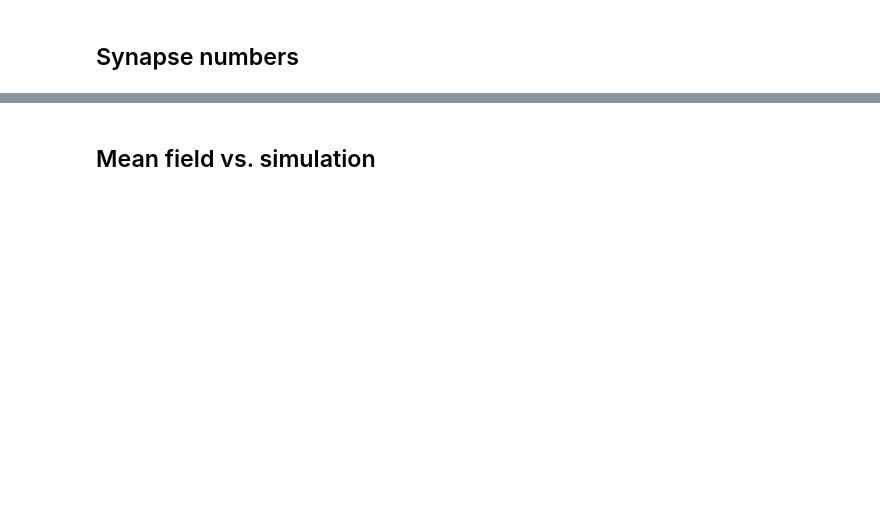
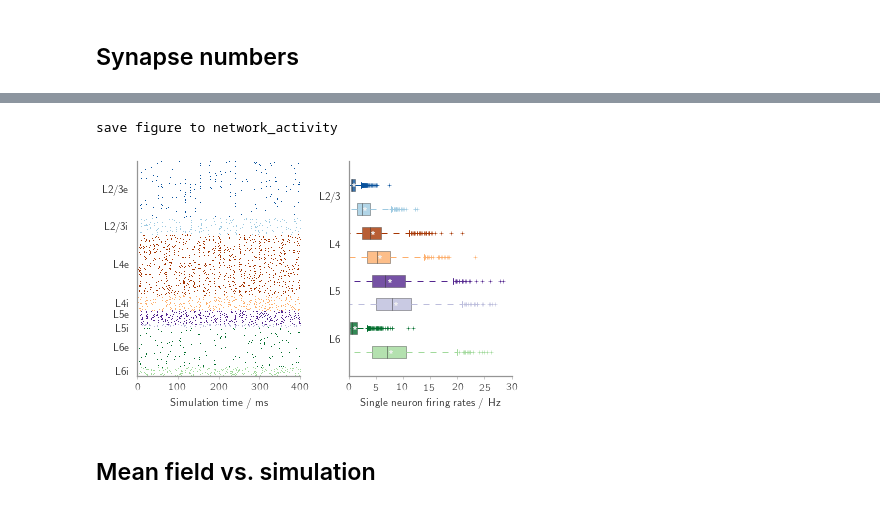
Before and after one commit to frschu/microcircuit, a Jupyter notebook: analysis/poster.ipynb, the cells around one changed output, grey strips where cells are left out. Saved outputs shown, nothing was run; the diff lists cells and outputs as text; code cells hidden in the pictures; blank space fills up the shorter version.

```diff
--- a/analysis/poster.ipynb
+++ b/analysis/poster.ipynb
@@ -176,3 +250,50 @@ if save_fig:
+# %%
+def plot_single_rates(ax, path_res_file, n_spikes_recorded=1000, reverse_order=True):
+    (area, t_sim, t_trans, t_measure, dt,
+            populations, layers, types,
+            n_populations, n_layers, n_types) = hf.basic_data(path_res_file)
+
+    single_rates = np.empty((n_populations, n_spikes_recorded))
+    with h5py.File(path_res_file, "r") as res_file:
+        res_grp = res_file["0/single_rates"]
+        for i, population in enumerate(populations):
+            if reverse_order:
+                single_rates[-(i + 1)] = res_grp[population][:]
+            else:
+                single_rates[i] = res_grp[population][:]
+
+    box_plot(ax, single_rates.T, path_res_file, reverse_order)
+
+    ax.set_xlabel("Single neuron firing rates / Hz")
+# %%
+fig = plt.figure()
+fig.set_size_inches(style.figsize[0], style.figsize[1])
+ax1 = hf.add_subplot(fig, n_rows_cols=(1, 2), index_row_col=(0, 0), rowspan=1, colspan=1)
+ax2 = hf.add_subplot(fig, n_rows_cols=(1, 2), index_row_col=(0, 1), rowspan=1, colspan=1)
+
+# Raster plot
+data_path = "/export/data-schuessler/data_microcircuit/micro"
+raster_sim_spec = "raster_plot"
+res_file_name = raster_sim_spec + "_res.hdf5"
+path_res_file = os.path.join(data_path, res_file_name)
+plot_raster(ax1, path_res_file)
+
+# Single neuron rates
+data_path = "/export/data-schuessler/data_microcircuit/micro"
+sim_spec = "spon_act_statistic"
+res_file_name = sim_spec + "_res.hdf5"
+path_res_file = os.path.join(data_path, res_file_name)
+plot_single_rates(ax2, path_res_file, n_spikes_recorded=1000)
+
+fig_name = "network_activity"
+for ax in fig.axes:
+    style.fixticks(ax)
+    ax.yaxis.set_ticks_position('none')
+if save_fig:
+    hf.saving_fig(fig, figure_path, fig_name)
+# %% [output]
+save figure to network_activity
+[figure, added]
 # %% [markdown]
 ## Mean field vs. simulation
 # %%
```
Also changed, not shown: parts of 17 cells of this notebook, 4 other files.
